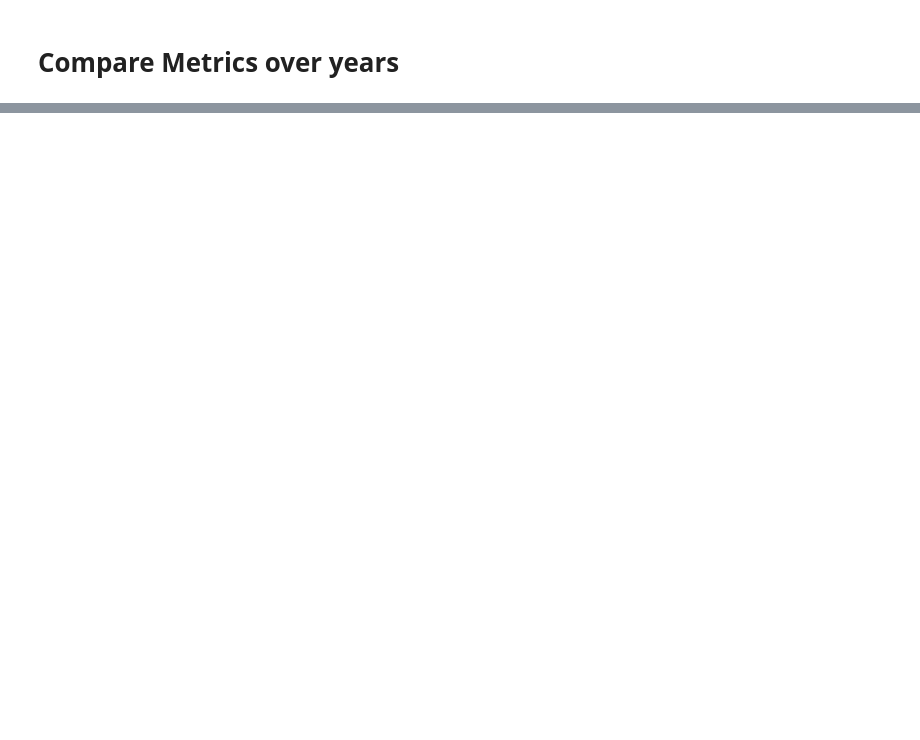
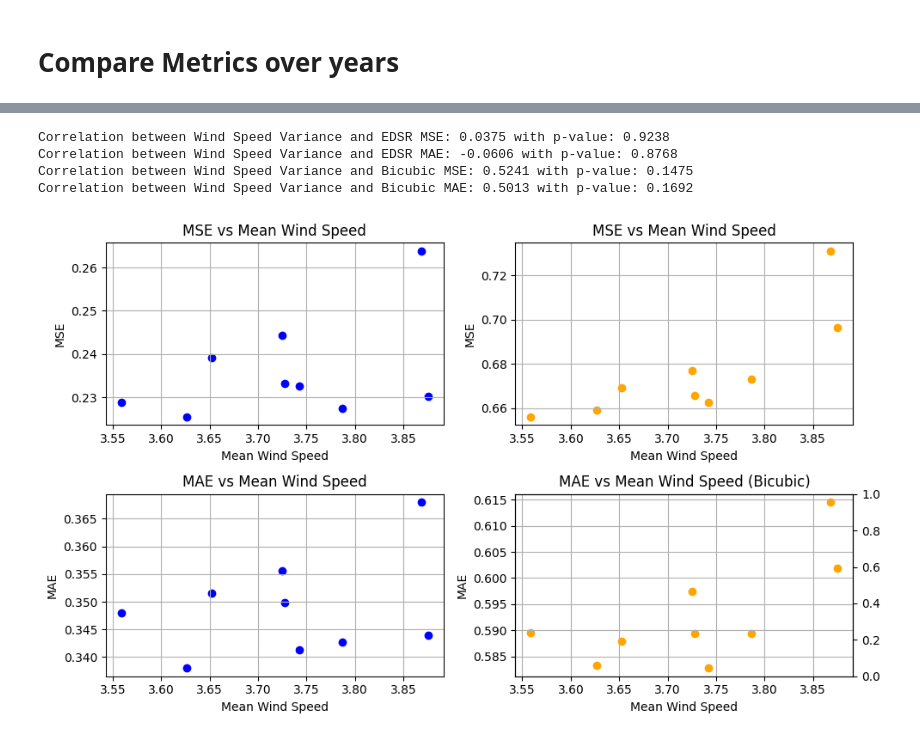
Before and after one commit to UBela/temporal_sr, a Jupyter notebook: plot_data.ipynb, the cells around one changed output, grey strips where cells are left out. Saved outputs shown, nothing was run; the diff lists cells and outputs as text; code cells hidden in the pictures; blank space fills up the shorter version.

Commit message:
more analysis of error

```diff
--- a/plot_data.ipynb
+++ b/plot_data.ipynb
@@ -298,0 +374,50 @@ plot_skill_scores(years, mse_skill_scores, mae_skill_scores)
+# %%
+mse_corr, p_mse = pearsonr(gt_stats['var'], mses['EDSR'])
+mae_corr, p_mae = pearsonr(gt_stats['var'], maes['EDSR'])
+mse_corr_baseline, p_mse_baseline = pearsonr(gt_stats['var'], mses['Bicubic'])
+mae_corr_baseline, p_mae_baseline= pearsonr(gt_stats['var'], maes['Bicubic'])
+
+print(f"Correlation between Wind Speed Variance and EDSR MSE: {mse_corr:.4f} with p-value: {p_mse:.4f}")
+print(f"Correlation between Wind Speed Variance and EDSR MAE: {mae_corr:.4f} with p-value: {p_mae:.4f}")
+print(f"Correlation between Wind Speed Variance and Bicubic MSE: {mse_corr_baseline:.4f} with p-value: {p_mse_baseline:.4f}")
+print(f"Correlation between Wind Speed Variance and Bicubic MAE: {mae_corr_baseline:.4f} with p-value: {p_mae_baseline:.4f}")
+# %% [output]
+Correlation between Wind Speed Variance and EDSR MSE: 0.0375 with p-value: 0.9238
+Correlation between Wind Speed Variance and EDSR MAE: -0.0606 with p-value: 0.8768
+Correlation between Wind Speed Variance and Bicubic MSE: 0.5241 with p-value: 0.1475
+Correlation between Wind Speed Variance and Bicubic MAE: 0.5013 with p-value: 0.1692
+# %%
+# plot correlation between error and mean wind speed
+fig, ax = plt.subplots(2, 2, figsize=(10, 6))
+ax[0, 0].scatter(gt_stats['mean'], mses['EDSR'], color='blue')
+ax[0, 0].set_title('MSE vs Mean Wind Speed')
+ax[0, 0].set_xlabel('Mean Wind Speed')
+ax[0, 0].set_ylabel('MSE')
+ax[0, 0].grid(True)
+
+ax[0, 1].scatter(gt_stats['mean'], mses['Bicubic'], color='orange')
+ax[0, 1].set_title('MSE vs Mean Wind Speed')
+ax[0, 1].set_xlabel('Mean Wind Speed')
+ax[0, 1].set_ylabel('MSE')
+ax[0, 1].grid(True)
+
+ax[1,0].scatter(gt_stats['mean'], maes['EDSR'], color='blue')
+ax[1,0].set_title('MAE vs Mean Wind Speed')
+ax[1,0].set_xlabel('Mean Wind Speed')
+ax[1,0].set_ylabel('MAE')
+ax[1,0].grid(True)
+
+ax[1,1].scatter(gt_stats['mean'], maes['Bicubic'], color='orange')
+ax[1,1].set_title('MAE vs Mean Wind Speed')
+ax[1, 1].set_title('MAE vs Mean Wind Speed (Bicubic)')
+
+ax2 = ax[1, 1].twinx()
+ax[1,1].set_xlabel('Mean Wind Speed')
+ax[1,1].set_ylabel('MAE')
+ax[1,1].grid(True)
+
+
+plt.tight_layout()
+plt.show()
+# %% [output]
+[figure, added]
```
Also changed, not shown: parts of 22 cells of this notebook.
